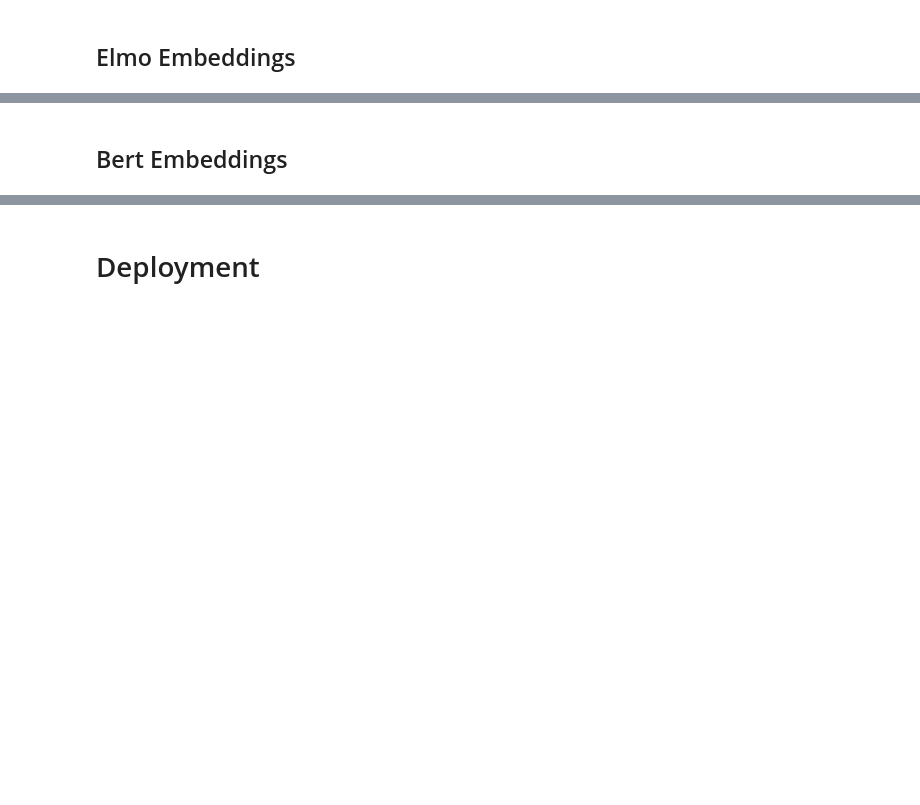
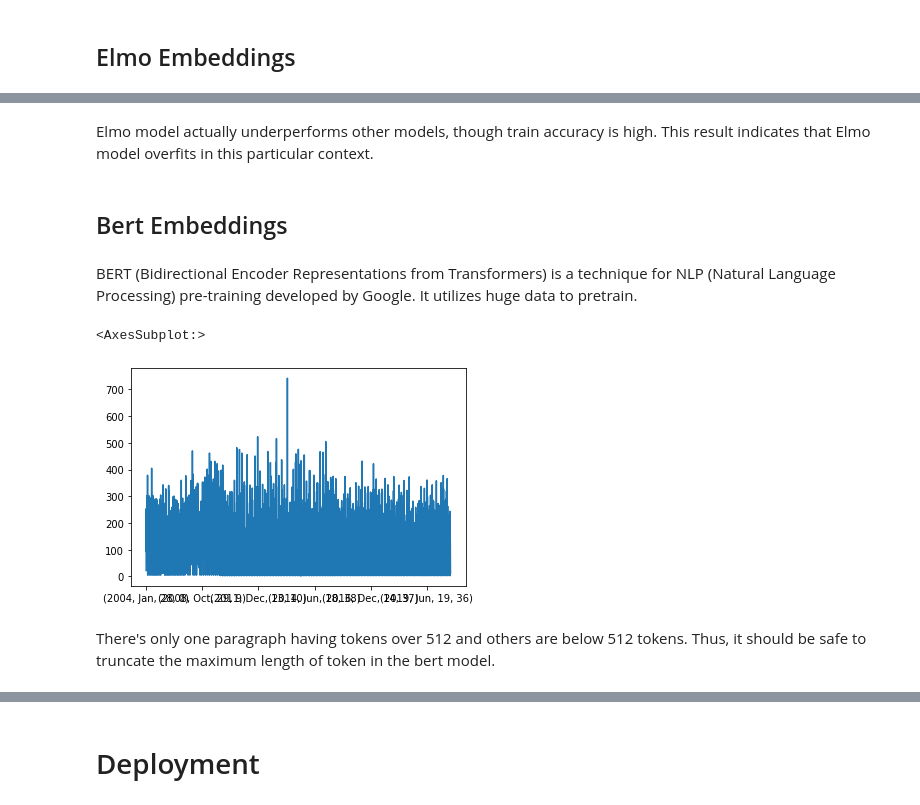
Before and after one commit to aaroncgw31/fednlp, a Jupyter notebook: fednlp.ipynb, the cells around one changed output, grey strips where cells are left out. Saved outputs shown, nothing was run; the diff lists cells and outputs as text; code cells hidden in the pictures; blank space fills up the shorter version.

```diff
--- a/fednlp.ipynb
+++ b/fednlp.ipynb
@@ -700,4 +777,30 @@ Elmo Model Test accuracy: 0.5632549268912905
+# %% [markdown]
+Elmo model actually underperforms other models, though train accuracy is high. This result indicates that Elmo model overfits in this particular context.
 # %% [markdown]
 
 ## <a name="bert"></a>Bert Embeddings
+# %% [markdown]
+BERT (Bidirectional Encoder Representations from Transformers) is a technique for NLP (Natural Language Processing) pre-training developed by Google. It utilizes huge data to pretrain.
+# %%
+idx = []
+p_clean = []
+for f in data_c.fileids():
+    year,month,day = re.search("(\d{4})(\d{2})(\d{2})",f).groups()
+    for i,p in enumerate(data_c.paras(f)):
+        idx.append((year,calendar.month_abbr[int(month)],day,i)) #Year,Month,Day,Paragraph number
+        flat_p = [item for sublist in p for item in sublist]
+        paragraph = ' '.join(flat_p)
+        p_tokenized = simple_tokenizer(paragraph)
+        p_clean.append([p_tokenized,flat_p])
+
+df_clnpara = pd.DataFrame(data = p_clean,
+                          index = pd.MultiIndex.from_tuples(idx),
+                          columns = ['tokenized text','old text'])
+
+df_clnpara['old text'].apply(len).plot()
+# %% [output]
+<AxesSubplot:>
+[figure, added]
+# %% [markdown]
+There's only one paragraph having tokens over 512 and others are below 512 tokens. Thus, it should be safe to truncate the maximum length of token in the bert model.
 # %%
```
Also changed, not shown: parts of 32 cells of this notebook, 3 other files.
